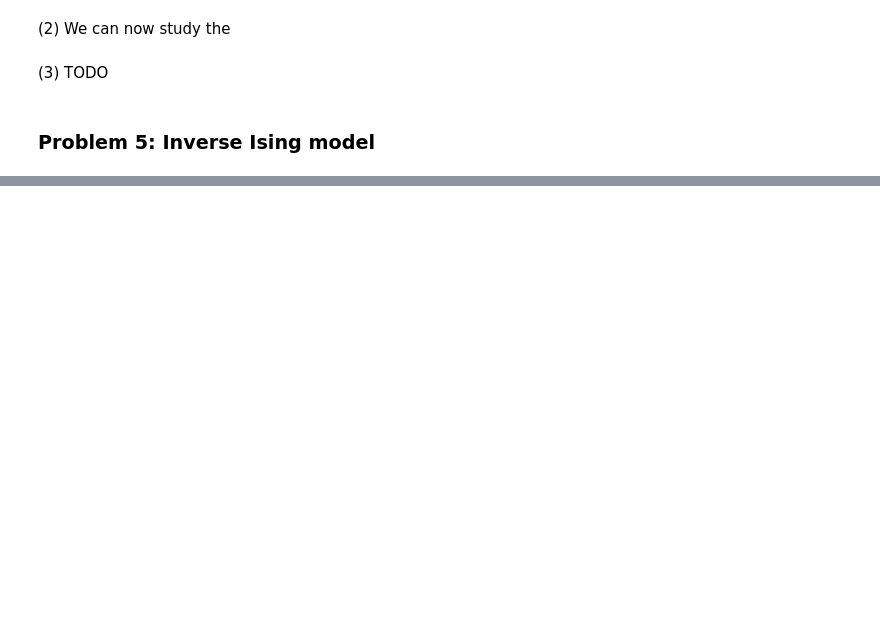
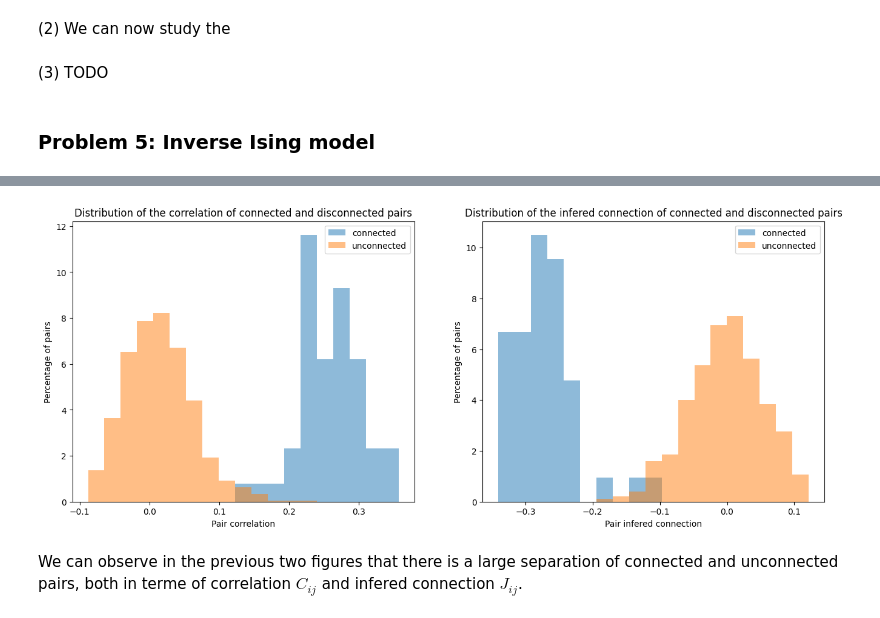
Before and after one commit to jolatechno/cours-ENS, a Jupyter notebook: cours/M2/S4/complex_network/project/JosephTOUZET_complex_network.ipynb, the cells around one changed output, grey strips where cells are left out. Saved outputs shown, nothing was run; the diff lists cells and outputs as text; code cells hidden in the pictures; blank space fills up the shorter version.

```diff
--- a/cours/M2/S4/complex_network/project/JosephTOUZET_complex_network.ipynb
+++ b/cours/M2/S4/complex_network/project/JosephTOUZET_complex_network.ipynb
@@ -584,0 +617,36 @@ Jij = np.linalg.inv(correlations)
+# %%
+fig, ax = plt.subplots(1, 2, figsize=(16, 6))
+
+bins = np.linspace(*np.percentile(correlations.flatten(), (1, 98)), 20)
+
+connected_pairs   = [correlations[pair] for pair in pairs if     graph.has_edge(pair[0], pair[1])]
+unconnected_pairs = [correlations[pair] for pair in pairs if not graph.has_edge(pair[0], pair[1])]
+
+ax[0].hist(connected_pairs,   bins, alpha=0.5, label="connected",   density=True)
+ax[0].hist(unconnected_pairs, bins, alpha=0.5, label="unconnected", density=True)
+
+ax[0].set_title("Distribution of the correlation of connected and disconnected pairs")
+ax[0].set_xlabel("Pair correlation")
+ax[0].set_ylabel("Percentage of pairs")
+
+ax[0].legend()
+
+bins = np.linspace(*np.percentile(Jij.flatten(), (1, 97)), 20)
+
+connected_pairs   = [Jij[pair] for pair in pairs if     graph.has_edge(pair[0], pair[1])]
+unconnected_pairs = [Jij[pair] for pair in pairs if not graph.has_edge(pair[0], pair[1])]
+
+ax[1].hist(connected_pairs,   bins, alpha=0.5, label="connected",   density=True)
+ax[1].hist(unconnected_pairs, bins, alpha=0.5, label="unconnected", density=True)
+
+ax[1].set_title("Distribution of the infered connection of connected and disconnected pairs")
+ax[1].set_xlabel("Pair infered connection")
+ax[1].set_ylabel("Percentage of pairs")
+
+ax[1].legend()
+
+fig.savefig("./presentation/images/histogram_correlations.png")
+# %% [output]
+[figure, added]
+# %% [markdown]
+We can observe in the previous two figures that there is a large separation of connected and unconnected pairs, both in terme of correlation $C_{ij}$ and infered connection $J_{ij}$.
```
Also changed, not shown: parts of 21 cells of this notebook, 13 other files.
